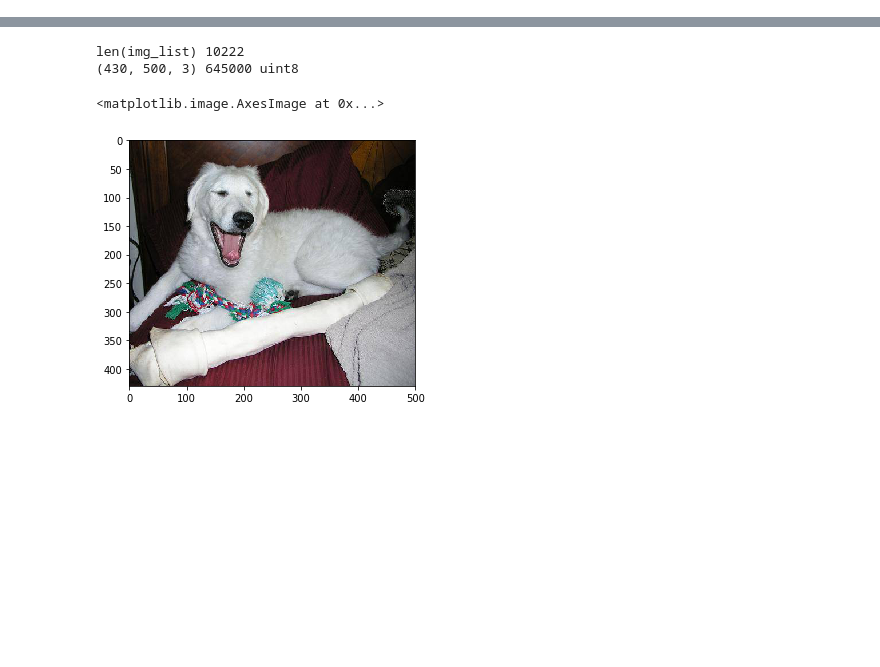
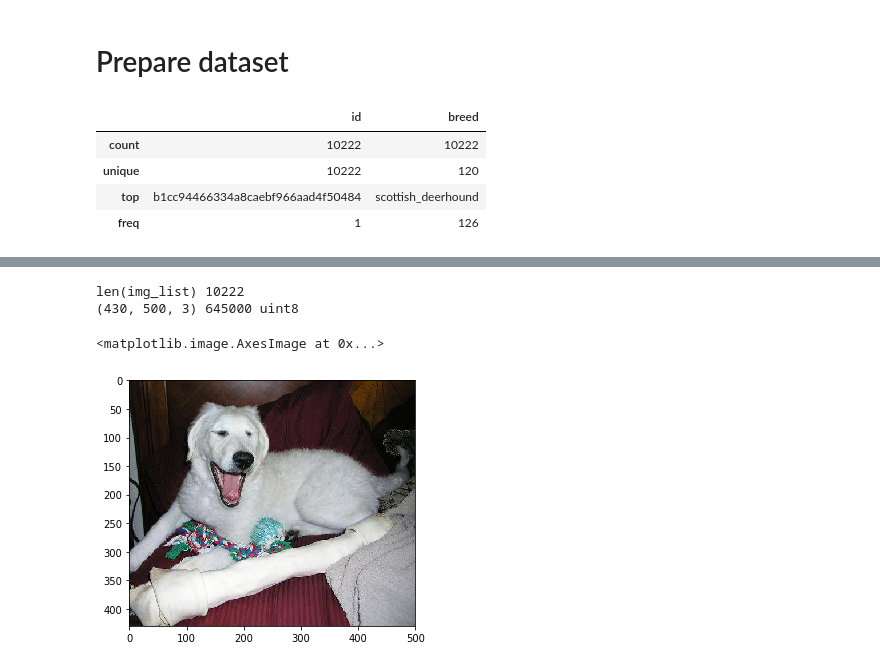
Before and after one commit to voschezang/trash-image-classification, a Jupyter notebook: src/svm-binary.ipynb, the cells around one changed output, grey strips where cells are left out. Drawn from its saved outputs; the diff is of its cells as text; code cells hidden in the pictures; blank space fills up the shorter version.

```diff
--- a/src/svm-binary.ipynb
+++ b/src/svm-binary.ipynb
@@ -10,6 +10,23 @@ import matplotlib.pyplot as plt
 # custom scripts
 import config # params, constants
 import data # functions that mutate outr data
+# %% [markdown]
+# Prepare dataset
+# %%
+# labels = pandas.read_csv('../datasets/labels.csv')
+# dataset = data.Dataset(config.dataset_dir, label_name='breed')
+
+# train_list is just a list of image names, not te actual data
+# dataset = namedtuple('Dataset',['train','test','labels'])
+dataset = data.init_dataset()
+labels = dataset.labels
+labels.describe()
+# %% [output]
+|  | id | breed |
+| count | 10222 | 10222 |
+| unique | 10222 | 120 |
+| top | b1cc94466334a8caebf966aad4f50484 | scottish_deerhound |
+| freq | 1 | 126 |
 # %%
 # generate a random image
 def random_img(shape=[373,500,3]):
```
Also changed, not shown: parts of 1 cell of this notebook, 2 other files.
